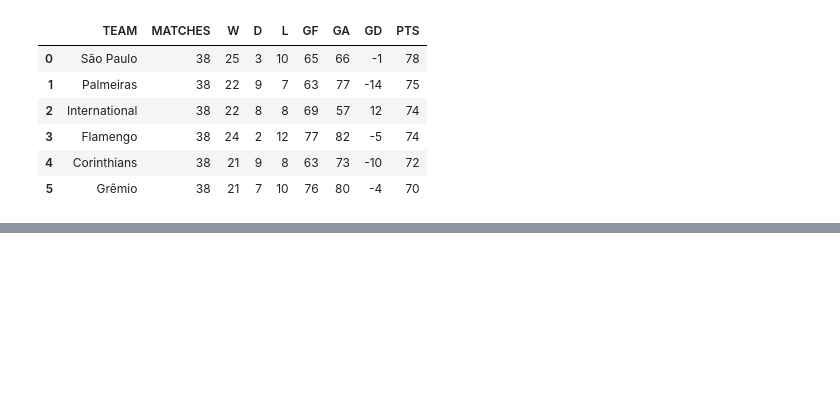
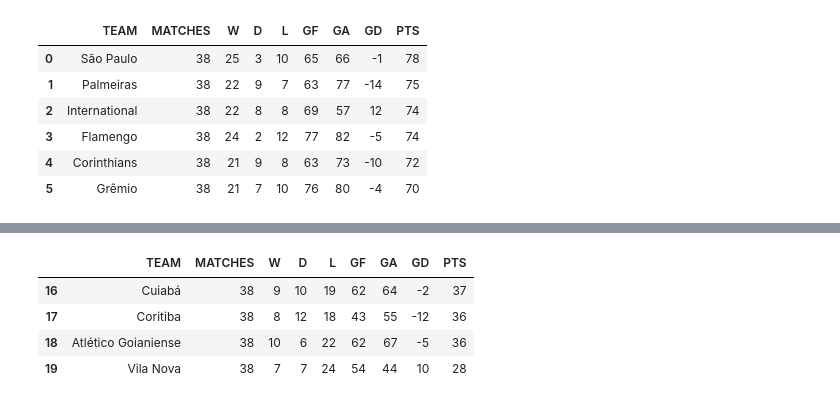
Before and after one commit to Rochamarc/tournament, a Jupyter notebook: DeepTableAnalysis.ipynb, the cells around one changed output, grey strips where cells are left out. Cells and saved outputs as stored; diff of their text form; code cells hidden in the pictures; blank space fills up the shorter version.

```diff
--- a/DeepTableAnalysis.ipynb
+++ b/DeepTableAnalysis.ipynb
@@ -133,0 +223,8 @@ firsts_serie_a_30
+# %%
+z4_serie_a_23
+# %% [output]
+|  | TEAM | MATCHES | W | D | L | GF | GA | GD | PTS |
+| 16 | Cuiabá | 38 | 9 | 10 | 19 | 62 | 64 | -2 | 37 |
+| 17 | Coritiba | 38 | 8 | 12 | 18 | 43 | 55 | -12 | 36 |
+| 18 | Atlético Goianiense | 38 | 10 | 6 | 22 | 62 | 67 | -5 | 36 |
+| 19 | Vila Nova | 38 | 7 | 7 | 24 | 54 | 44 | 10 | 28 |
```
Also changed, not shown: parts of 24 cells of this notebook.
